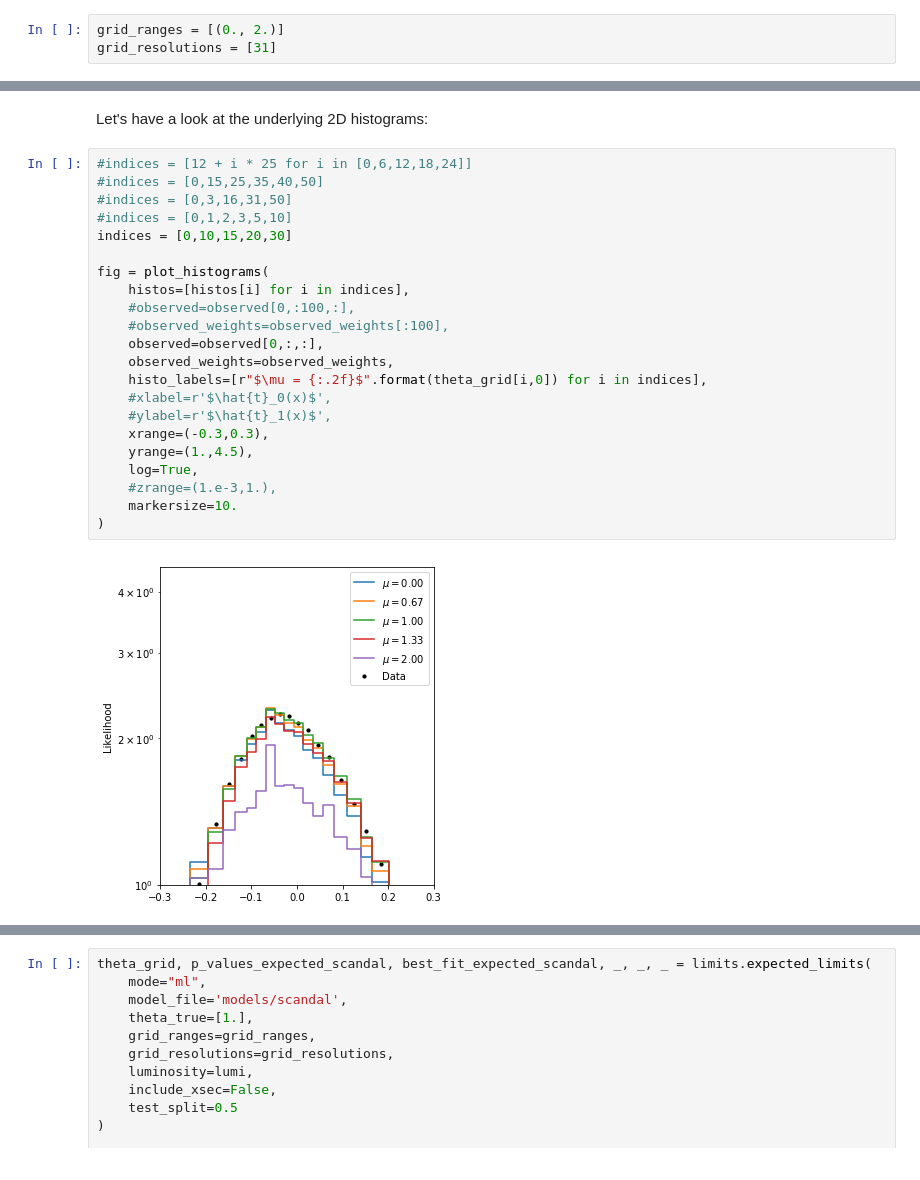
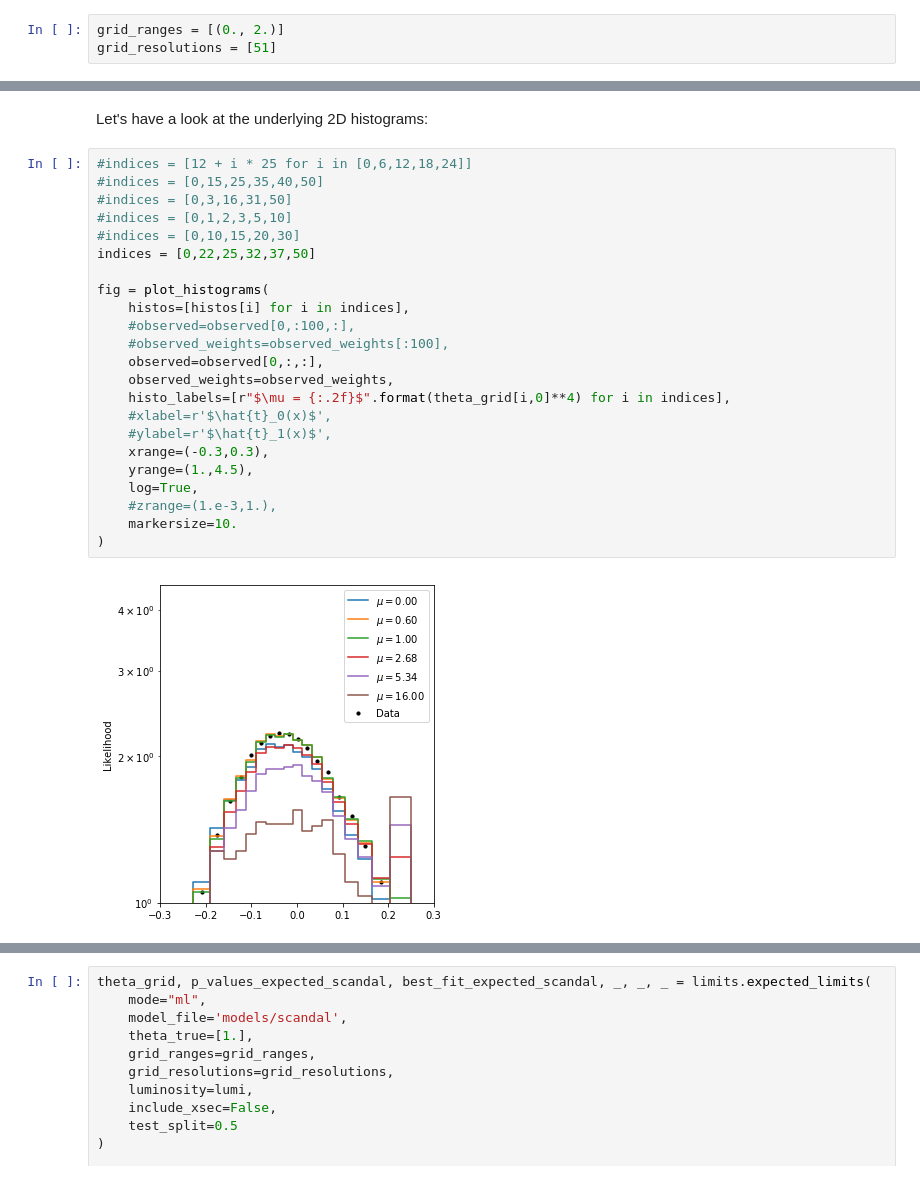
Before and after one commit to aghoshpub/LikelihoodFreeInterference, a Jupyter notebook: examples/tutorial_h4l/4a_limits.ipynb, the cells around one changed output, grey strips where cells are left out. Drawn from its saved outputs; the diff is of its cells as text.

```diff
--- a/examples/tutorial_h4l/4a_limits.ipynb
+++ b/examples/tutorial_h4l/4a_limits.ipynb
@@ -62,7 +62,7 @@ This class provids two high-level functions:
 First we have to define the parameter grid on which we evaluate the p-values.
 # %%
 grid_ranges = [(0., 2.)]
-grid_resolutions = [31]
+grid_resolutions = [51]
 # %% [markdown]
 What luminosity (in inverse pb) are we talking about?
 # %%
@@ -183,27 +207,28 @@ Let's have a look at the underlying 2D histograms:
 # %%
 #indices = [12 + i * 25 for i in [0,6,12,18,24]]
 #indices = [0,15,25,35,40,50]
 #indices = [0,3,16,31,50]
 #indices = [0,1,2,3,5,10]
-indices = [0,10,15,20,30]
+#indices = [0,10,15,20,30]
+indices = [0,22,25,32,37,50]
 
 fig = plot_histograms(
     histos=[histos[i] for i in indices],
     #observed=observed[0,:100,:],
     #observed_weights=observed_weights[:100],
     observed=observed[0,:,:],
     observed_weights=observed_weights,
-    histo_labels=[r"$\mu = {:.2f}$".format(theta_grid[i,0]) for i in indices],
+    histo_labels=[r"$\mu = {:.2f}$".format(theta_grid[i,0]**4) for i in indices],
     #xlabel=r'$\hat{t}_0(x)$',
     #ylabel=r'$\hat{t}_1(x)$',
     xrange=(-0.3,0.3),
     yrange=(1.,4.5),
     log=True,
     #zrange=(1.e-3,1.),
     markersize=10.
 )
 # %% [output]
-[figure, old version]
+[figure, new version]
 # %%
 theta_grid, p_values_expected_sally, best_fit_expected_sally, _, _, (histos, observed, observed_weights) = limits.expected_limits(
     mode="adaptive-sally",
```
Also changed, not shown: parts of 16 cells of this notebook, 4 other files.
